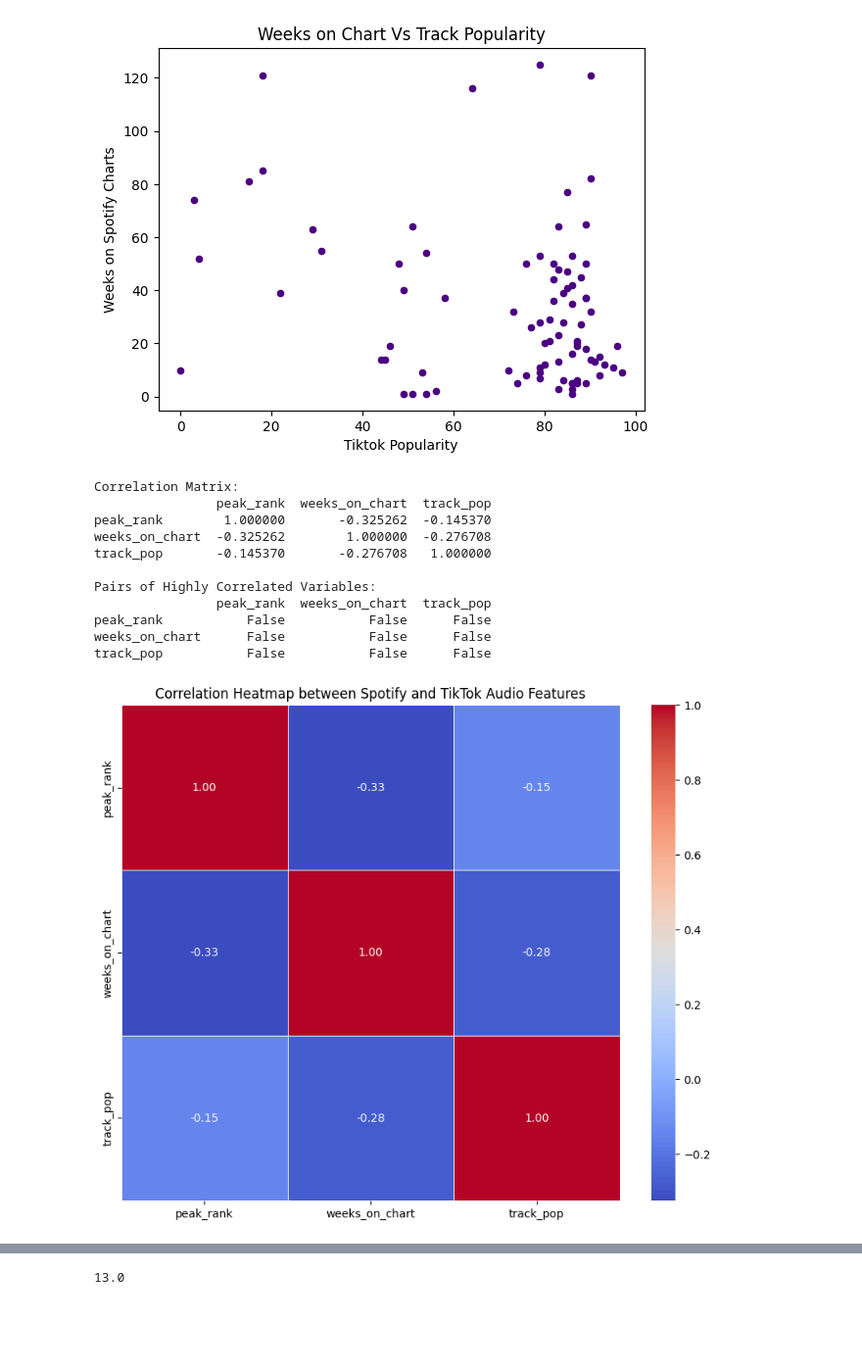
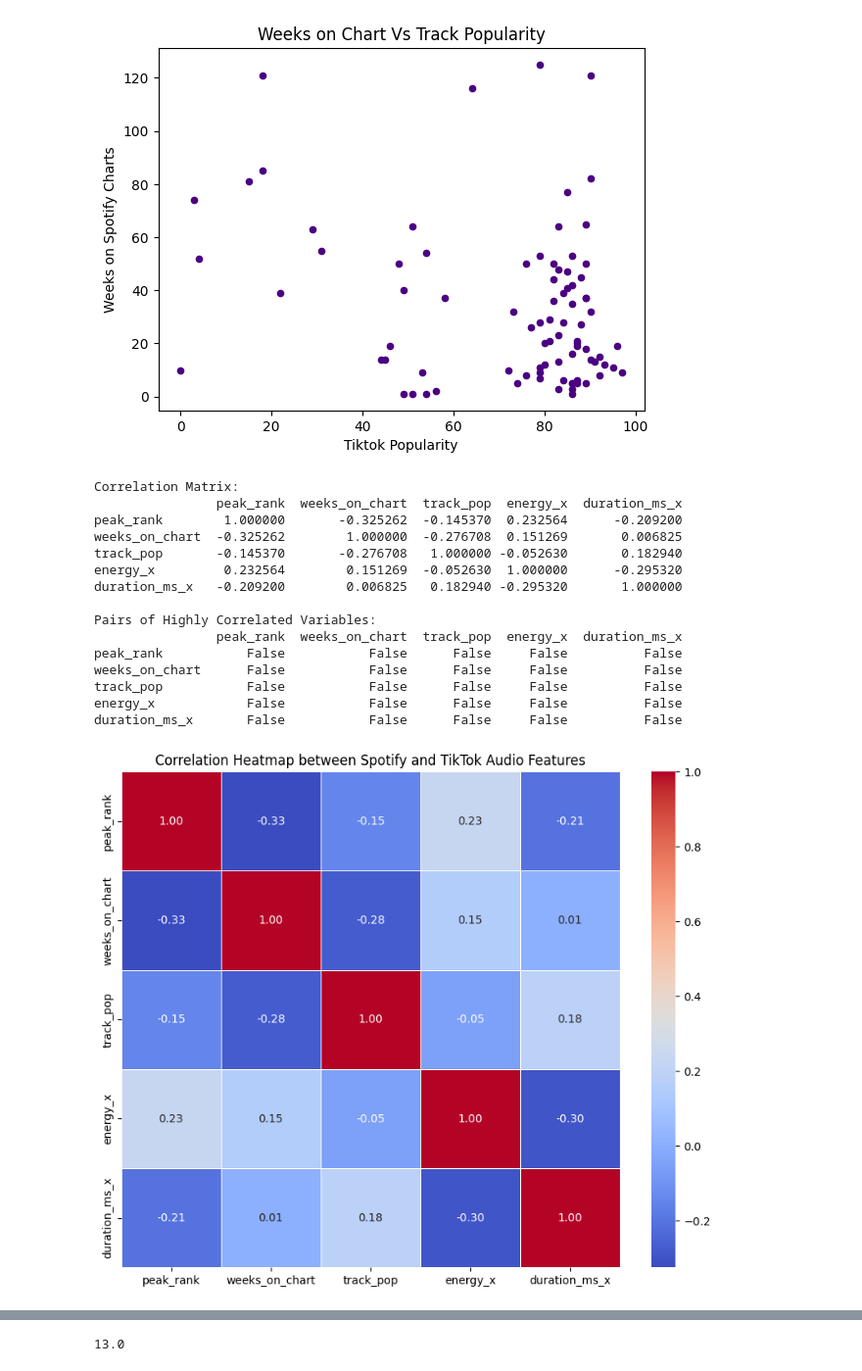
Before and after one commit to agargya123/TiktokSpotifystats, a Jupyter notebook: V6_Spotify_TikTok_virality.ipynb, the cells around one changed output, grey strips where cells are left out. Shown at 98% size. Cells and saved outputs as stored; diff of their text form; code cells hidden in the pictures; blank space fills up the shorter version.

Commit message:
explored correlations, changes to regression code (v1)

```diff
--- a/V6_Spotify_TikTok_virality.ipynb
+++ b/V6_Spotify_TikTok_virality.ipynb
@@ -87,43 +193,47 @@ merged_df.plot.scatter(y='weeks_on_chart', x='track_pop', color='indigo', xlabel
 import pandas as pd
 from scipy.stats import pearsonr
 import matplotlib.pyplot as plt
 import seaborn as sns
 
 # Select common audio features for correlation analysis
 audio_features_spotify = ['peak_rank', 'weeks_on_chart']
-audio_features_tiktok = ['track_pop']
+audio_features_tiktok = ['track_pop', 'energy_x', 'duration_ms_x'] #added #energy because of correlation analysis, out of the acousticness, loudness, and energy
 
 # Display correlation matrix for selected features
 correlation_matrix = merged_df[audio_features_spotify + audio_features_tiktok].corr()
 print("Correlation Matrix:")
 print(correlation_matrix)
 
 # Find highly correlated variables
 threshold = 0.7  # Adjust the threshold as needed
 highly_correlated = (correlation_matrix.abs() > threshold) & (correlation_matrix.abs() < 1)
 
 # Display pairs of highly correlated variables
 print("\nPairs of Highly Correlated Variables:")
 print(highly_correlated)
 
 # Plot heatmap
 plt.figure(figsize=(10, 8))
 sns.heatmap(correlation_matrix, annot=True, cmap='coolwarm', fmt=".2f", linewidths=.5)
 plt.title('Correlation Heatmap between Spotify and TikTok Audio Features')
 plt.show()
 # %% [output]
 Correlation Matrix:
-                peak_rank  weeks_on_chart  track_pop
-peak_rank        1.000000       -0.325262  -0.145370
-weeks_on_chart  -0.325262        1.000000  -0.276708
-track_pop       -0.145370       -0.276708   1.000000
+                peak_rank  weeks_on_chart  track_pop  energy_x  duration_ms_x
+peak_rank        1.000000       -0.325262  -0.145370  0.232564      -0.209200
+weeks_on_chart  -0.325262        1.000000  -0.276708  0.151269       0.006825
+track_pop       -0.145370       -0.276708   1.000000 -0.052630       0.182940
+energy_x         0.232564        0.151269  -0.052630  1.000000      -0.295320
+duration_ms_x   -0.209200        0.006825   0.182940 -0.295320       1.000000
 
 Pairs of Highly Correlated Variables:
-                peak_rank  weeks_on_chart  track_pop
-peak_rank           False           False      False
-weeks_on_chart      False           False      False
-track_pop           False           False      False
+                peak_rank  weeks_on_chart  track_pop  energy_x  duration_ms_x
+peak_rank           False           False      False     False          False
+weeks_on_chart      False           False      False     False          False
+track_pop           False           False      False     False          False
+energy_x            False           False      False     False          False
+duration_ms_x       False           False      False     False          False
-[figure, old version]
+[figure, new version]
 # %%
 import plotly.express as px
 fig = px.scatter_3d(merged_df, x='track_pop', y='weeks_on_chart', z='peak_rank', color='energy_y')
```
Also changed, not shown: parts of 11 cells of this notebook.
